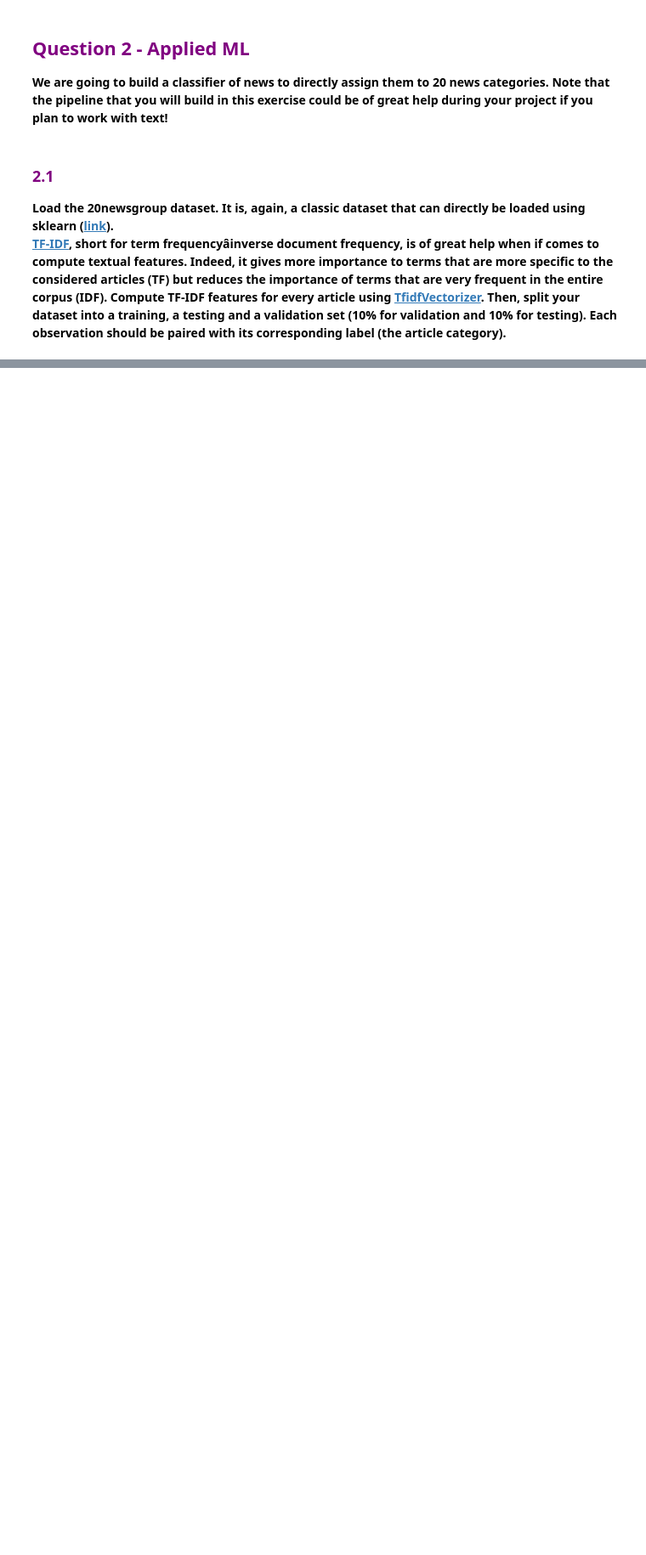
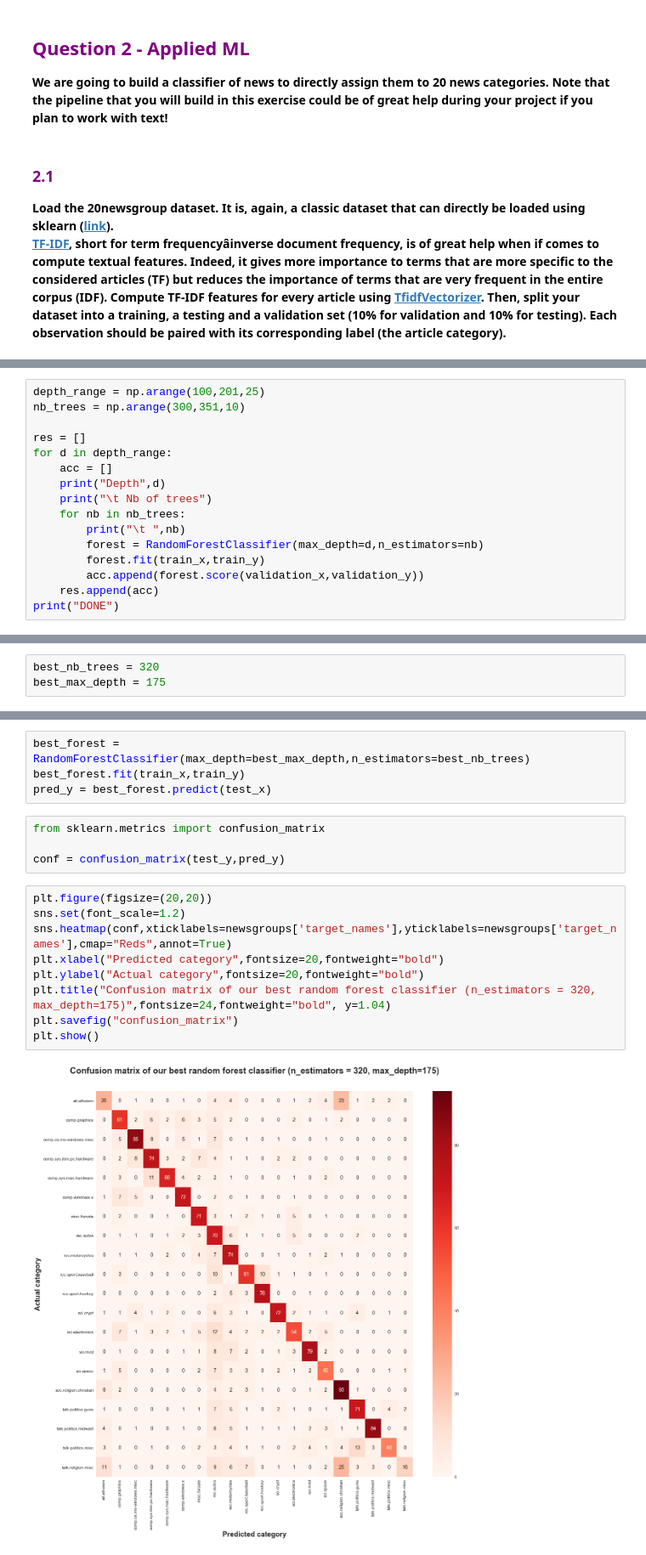
Before and after one commit to padesplaces/ada2017, a Jupyter notebook: 04 - Applied ML/Homework 4.ipynb, the cells around one changed output, grey strips where cells are left out. Shown: that part at 85% size. Drawn from its saved outputs; the diff is of its cells as text; blank space fills up the shorter version.

```diff
--- a/04 - Applied ML/Homework 4.ipynb
+++ b/04 - Applied ML/Homework 4.ipynb
@@ -401,0 +461,16 @@ What do you conclude about the effectiveness of the job training program? <b>
+# %%
+depth_range = np.arange(100,201,25)
+nb_trees = np.arange(300,351,10)
+
+res = []
+for d in depth_range:
+    acc = []
+    print("Depth",d)
+    print("\t Nb of trees")
+    for nb in nb_trees:
+        print("\t ",nb)
+        forest = RandomForestClassifier(max_depth=d,n_estimators=nb)
+        forest.fit(train_x,train_y)
+        acc.append(forest.score(validation_x,validation_y))
+    res.append(acc)
+print("DONE")
@@ -401,0 +502,3 @@ What do you conclude about the effectiveness of the job training program? <b>
+# %%
+best_nb_trees = 320
+best_max_depth = 175
@@ -401,0 +508,19 @@ What do you conclude about the effectiveness of the job training program? <b>
+# %%
+best_forest = RandomForestClassifier(max_depth=best_max_depth,n_estimators=best_nb_trees)
+best_forest.fit(train_x,train_y)
+pred_y = best_forest.predict(test_x)
+# %%
+from sklearn.metrics import confusion_matrix
+
+conf = confusion_matrix(test_y,pred_y)
+# %%
+plt.figure(figsize=(20,20))
+sns.set(font_scale=1.2)
+sns.heatmap(conf,xticklabels=newsgroups['target_names'],yticklabels=newsgroups['target_names'],cmap="Reds",annot=True)
+plt.xlabel("Predicted category",fontsize=20,fontweight="bold")
+plt.ylabel("Actual category",fontsize=20,fontweight="bold")
+plt.title("Confusion matrix of our best random forest classifier (n_estimators = 320, max_depth=175)",fontsize=24,fontweight="bold", y=1.04)
+plt.savefig("confusion_matrix")
+plt.show()
+# %% [output]
+[figure, added]
```
Also changed, not shown: parts of 43 cells of this notebook, 11 other files.
